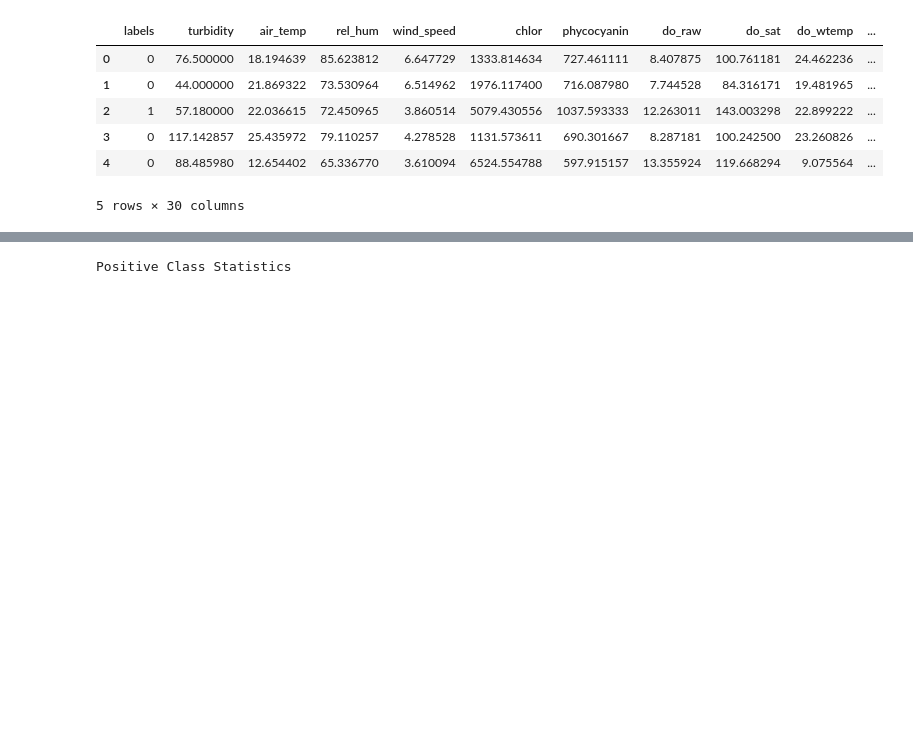
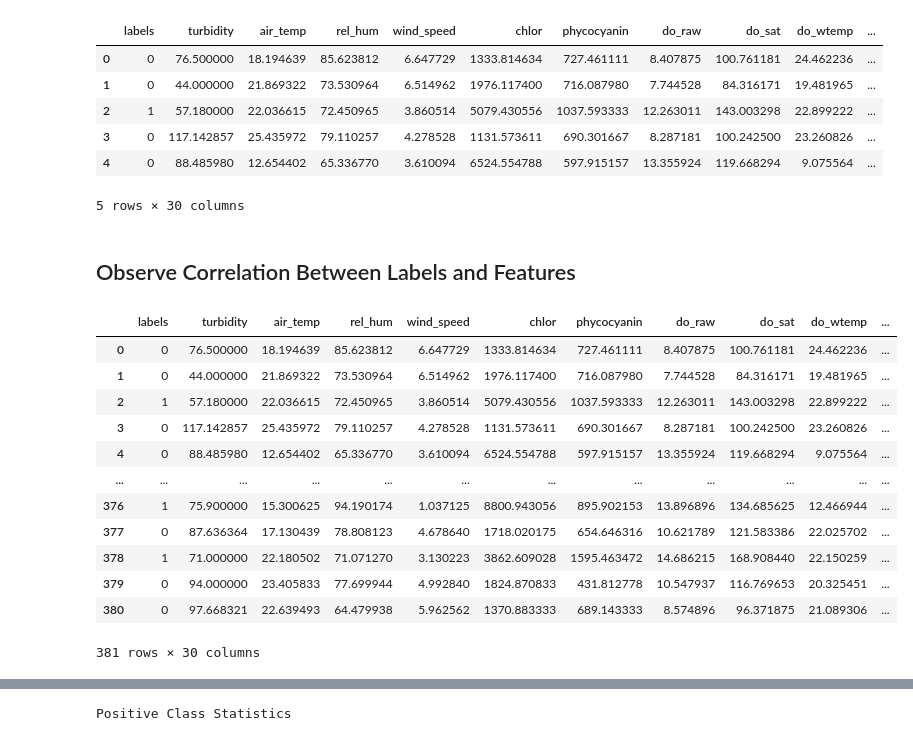
Before and after one commit to acnagle/CLA-Project, a Jupyter notebook: Code/final/augment.ipynb, the cells around one changed output, grey strips where cells are left out. Drawn from its saved outputs; the diff is of its cells as text; code cells hidden in the pictures; blank space fills up the shorter version.

```diff
--- a/Code/final/augment.ipynb
+++ b/Code/final/augment.ipynb
@@ -53,3 +59,21 @@ train_set.head()
 | 3 | 0 | 117.142857 | 25.435972 | 79.110257 | 4.278528 | 1131.573611 | 690.301667 | 8.287181 | 100.242500 | 23.260826 | ... |
 | 4 | 0 | 88.485980 | 12.654402 | 65.336770 | 3.610094 | 6524.554788 | 597.915157 | 13.355924 | 119.668294 | 9.075564 | ... |
 5 rows × 30 columns
+# %% [markdown]
+## Observe Correlation Between Labels and Features
+# %%
+train_set
+# %% [output]
+|  | labels | turbidity | air_temp | rel_hum | wind_speed | chlor | phycocyanin | do_raw | do_sat | do_wtemp | ... |
+| 0 | 0 | 76.500000 | 18.194639 | 85.623812 | 6.647729 | 1333.814634 | 727.461111 | 8.407875 | 100.761181 | 24.462236 | ... |
+| 1 | 0 | 44.000000 | 21.869322 | 73.530964 | 6.514962 | 1976.117400 | 716.087980 | 7.744528 | 84.316171 | 19.481965 | ... |
+| 2 | 1 | 57.180000 | 22.036615 | 72.450965 | 3.860514 | 5079.430556 | 1037.593333 | 12.263011 | 143.003298 | 22.899222 | ... |
+| 3 | 0 | 117.142857 | 25.435972 | 79.110257 | 4.278528 | 1131.573611 | 690.301667 | 8.287181 | 100.242500 | 23.260826 | ... |
+| 4 | 0 | 88.485980 | 12.654402 | 65.336770 | 3.610094 | 6524.554788 | 597.915157 | 13.355924 | 119.668294 | 9.075564 | ... |
+| ... | ... | ... | ... | ... | ... | ... | ... | ... | ... | ... | ... |
+| 376 | 1 | 75.900000 | 15.300625 | 94.190174 | 1.037125 | 8800.943056 | 895.902153 | 13.896896 | 134.685625 | 12.466944 | ... |
+| 377 | 0 | 87.636364 | 17.130439 | 78.808123 | 4.678640 | 1718.020175 | 654.646316 | 10.621789 | 121.583386 | 22.025702 | ... |
+| 378 | 1 | 71.000000 | 22.180502 | 71.071270 | 3.130223 | 3862.609028 | 1595.463472 | 14.686215 | 168.908440 | 22.150259 | ... |
+| 379 | 0 | 94.000000 | 23.405833 | 77.699944 | 4.992840 | 1824.870833 | 431.812778 | 10.547937 | 116.769653 | 20.325451 | ... |
+| 380 | 0 | 97.668321 | 22.639493 | 64.479938 | 5.962562 | 1370.883333 | 689.143333 | 8.574896 | 96.371875 | 21.089306 | ... |
+381 rows × 30 columns
```
Also changed, not shown: parts of 5 cells of this notebook.
